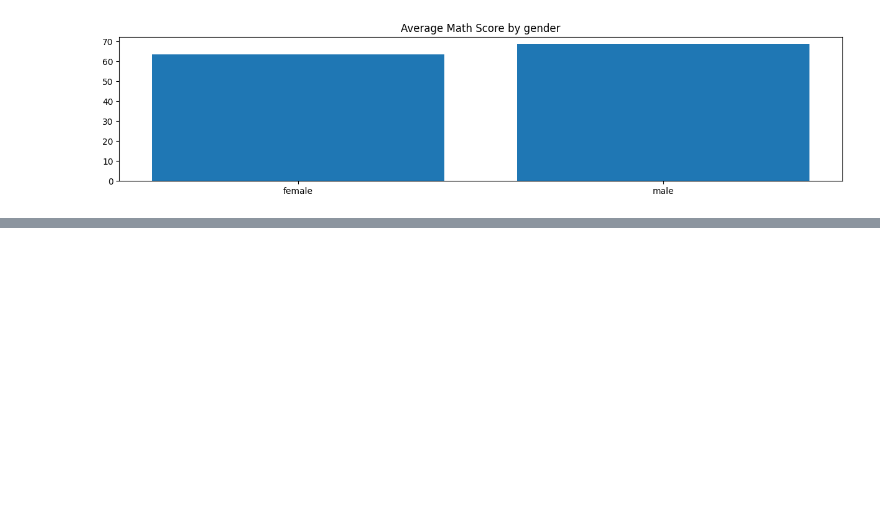
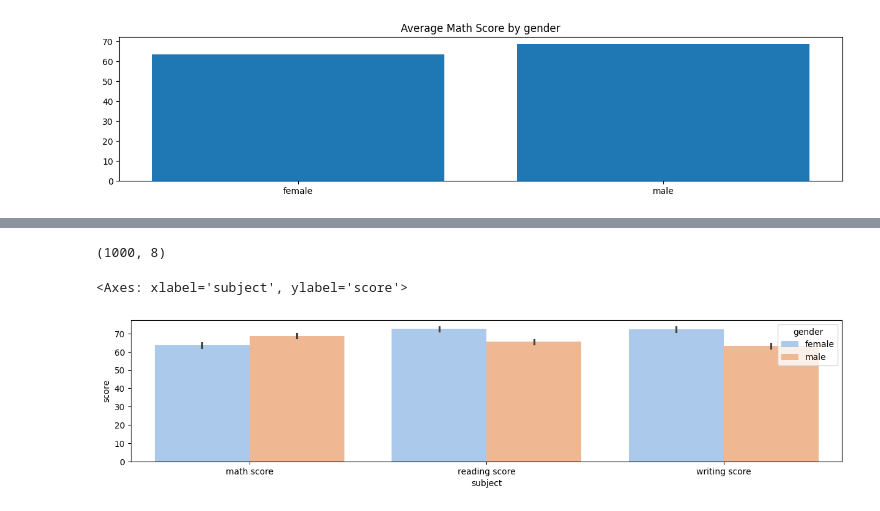
Before and after one commit to Ismail-2022/Recall_EDA, a Jupyter notebook: Recall_EDA.ipynb, the cells around one changed output, grey strips where cells are left out. Cells and saved outputs as stored; diff of their text form; code cells hidden in the pictures; blank space fills up the shorter version.

```diff
--- a/Recall_EDA.ipynb
+++ b/Recall_EDA.ipynb
@@ -322,3 +324,5 @@ plt.title("Average Math Score by gender")
 plt.show()
 # %% [output]
 [figure]
+# %%
+student_melt_df = student_df.melt(id_vars=["gender"],value_vars=["math score","reading score","writing score"],var_name="subject",value_name="score")
@@ -324,0 +345,10 @@ plt.show()
+# %%
+student_df.shape
+# %% [output]
+(1000, 8)
+# %%
+plt.figure(figsize=(15,3))
+sns.barplot(x="subject",y="score",data=student_melt_df,hue="gender",palette="pastel")
+# %% [output]
+<Axes: xlabel='subject', ylabel='score'>
+[figure, added]
```
Also changed, not shown: parts of 32 cells of this notebook.
